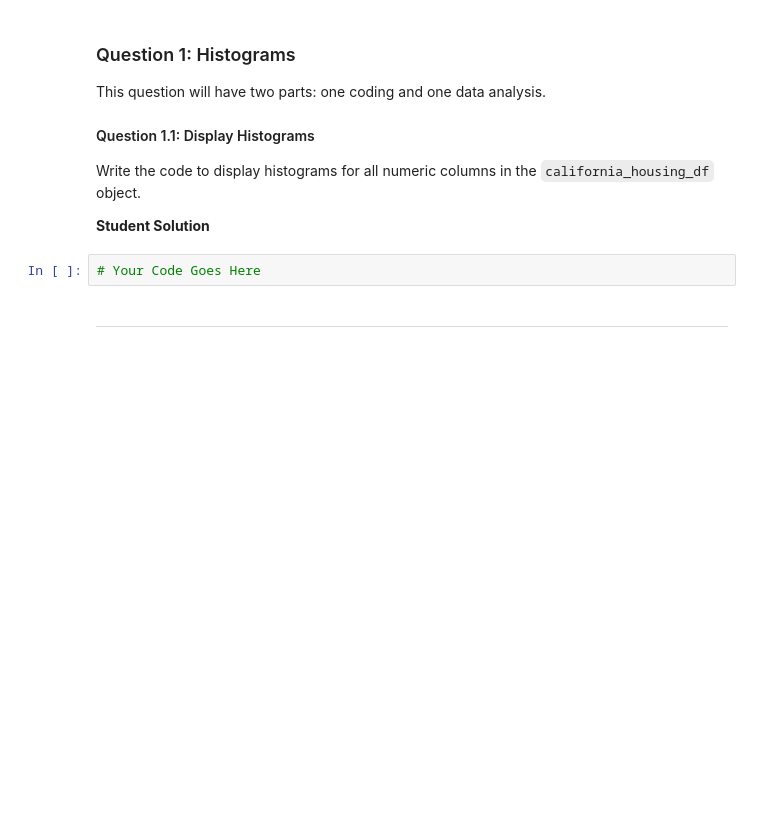
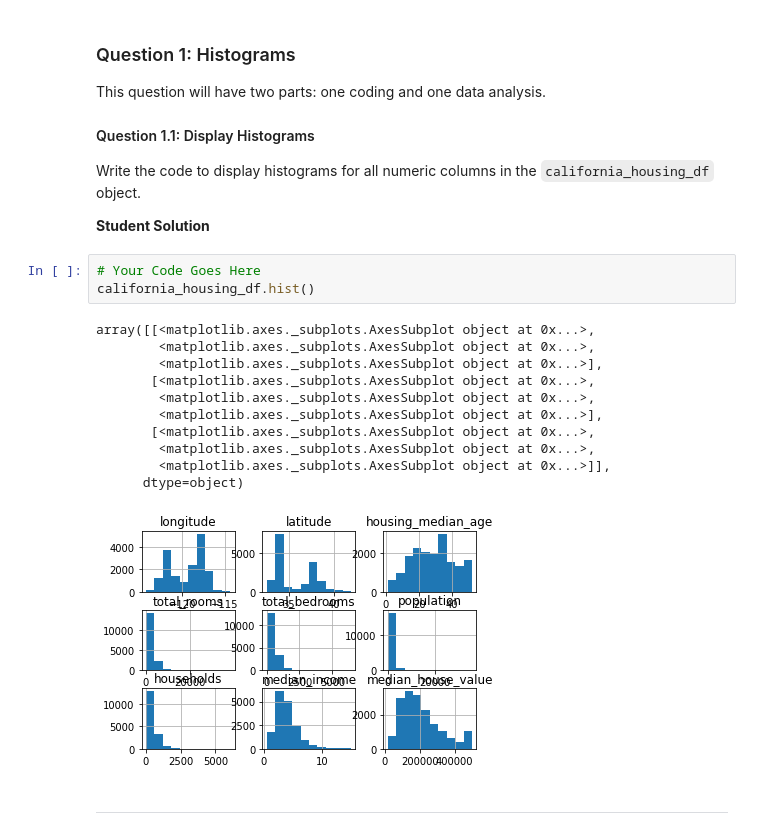
Before and after one commit to EnAH7pbh/Data-Analysis-Manipulation-Introduction-to-Colab, a Jupyter notebook: Pandas.ipynb, the cells around one changed output. Drawn from its saved outputs; the diff is of its cells as text; blank space fills up the shorter version.

```diff
--- a/Pandas.ipynb
+++ b/Pandas.ipynb
@@ -572,6 +921,19 @@ Write the code to display histograms for all numeric columns in the `california_
 **Student Solution**
 # %%
 # Your Code Goes Here
+california_housing_df.hist()
+# %% [output]
+array([[<matplotlib.axes._subplots.AxesSubplot object at 0x...>,
+        <matplotlib.axes._subplots.AxesSubplot object at 0x...>,
+        <matplotlib.axes._subplots.AxesSubplot object at 0x...>],
+       [<matplotlib.axes._subplots.AxesSubplot object at 0x...>,
+        <matplotlib.axes._subplots.AxesSubplot object at 0x...>,
+        <matplotlib.axes._subplots.AxesSubplot object at 0x...>],
+       [<matplotlib.axes._subplots.AxesSubplot object at 0x...>,
+        <matplotlib.axes._subplots.AxesSubplot object at 0x...>,
+        <matplotlib.axes._subplots.AxesSubplot object at 0x...>]],
+      dtype=object)
+[figure, added]
 # %% [markdown]
 ---
 # %% [markdown]
```
Also changed, not shown: parts of 47 cells of this notebook.
